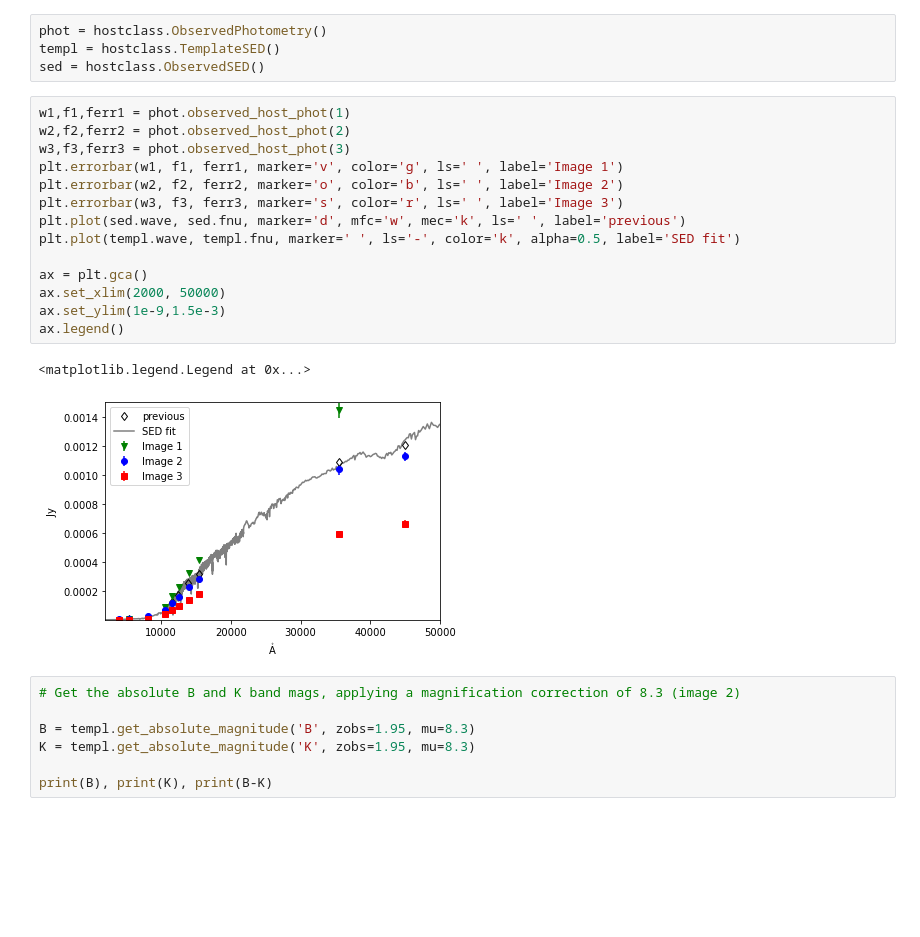
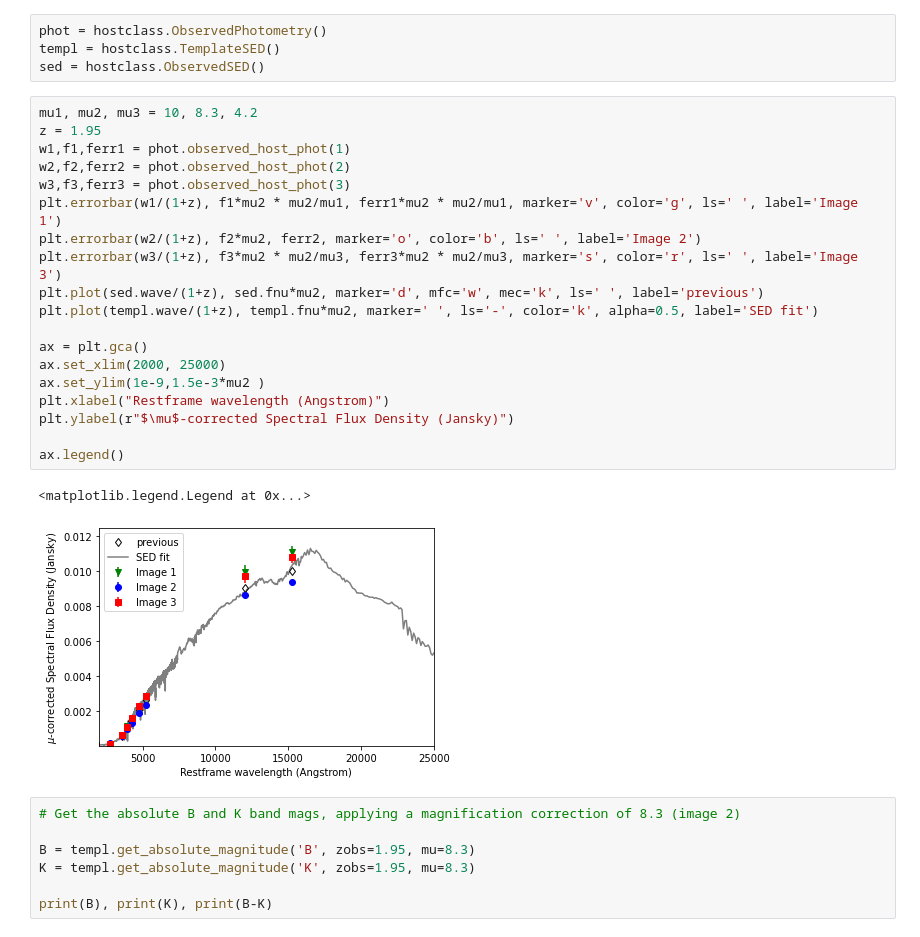
Before and after one commit to gbrammer/mrg0138_supernova, a Jupyter notebook: Analysis/Classification/snRequiem_hostbased_classification.ipynb, the cells around one changed output. Drawn from its saved outputs; the diff is of its cells as text; blank space fills up the shorter version.

Commit message:
updated colormag fig for Methods  * this is Fig 4 in the resubmission

```diff
--- a/Analysis/Classification/snRequiem_hostbased_classification.ipynb
+++ b/Analysis/Classification/snRequiem_hostbased_classification.ipynb
@@ -35,22 +35,27 @@ phot = hostclass.ObservedPhotometry()
 templ = hostclass.TemplateSED()
 sed = hostclass.ObservedSED()
 # %%
+mu1, mu2, mu3 = 10, 8.3, 4.2
+z = 1.95
 w1,f1,ferr1 = phot.observed_host_phot(1)
 w2,f2,ferr2 = phot.observed_host_phot(2)
 w3,f3,ferr3 = phot.observed_host_phot(3)
-plt.errorbar(w1, f1, ferr1, marker='v', color='g', ls=' ', label='Image 1')
-plt.errorbar(w2, f2, ferr2, marker='o', color='b', ls=' ', label='Image 2')
-plt.errorbar(w3, f3, ferr3, marker='s', color='r', ls=' ', label='Image 3')
-plt.plot(sed.wave, sed.fnu, marker='d', mfc='w', mec='k', ls=' ', label='previous')
-plt.plot(templ.wave, templ.fnu, marker=' ', ls='-', color='k', alpha=0.5, label='SED fit')
+plt.errorbar(w1/(1+z), f1*mu2 * mu2/mu1, ferr1*mu2 * mu2/mu1, marker='v', color='g', ls=' ', label='Image 1')
+plt.errorbar(w2/(1+z), f2*mu2, ferr2, marker='o', color='b', ls=' ', label='Image 2')
+plt.errorbar(w3/(1+z), f3*mu2 * mu2/mu3, ferr3*mu2 * mu2/mu3, marker='s', color='r', ls=' ', label='Image 3')
+plt.plot(sed.wave/(1+z), sed.fnu*mu2, marker='d', mfc='w', mec='k', ls=' ', label='previous')
+plt.plot(templ.wave/(1+z), templ.fnu*mu2, marker=' ', ls='-', color='k', alpha=0.5, label='SED fit')
 
 ax = plt.gca()
-ax.set_xlim(2000, 50000)
-ax.set_ylim(1e-9,1.5e-3)
+ax.set_xlim(2000, 25000)
+ax.set_ylim(1e-9,1.5e-3*mu2 )
+plt.xlabel("Restframe wavelength (Angstrom)")
+plt.ylabel(r"$\mu$-corrected Spectral Flux Density (Jansky)")
+
 ax.legend()
 # %% [output]
 <matplotlib.legend.Legend at 0x...>
-[figure, old version]
+[figure, new version]
 # %%
 # Get the absolute B and K band mags, applying a magnification correction of 8.3 (image 2)
 
```
Also changed, not shown: 1 other file.
